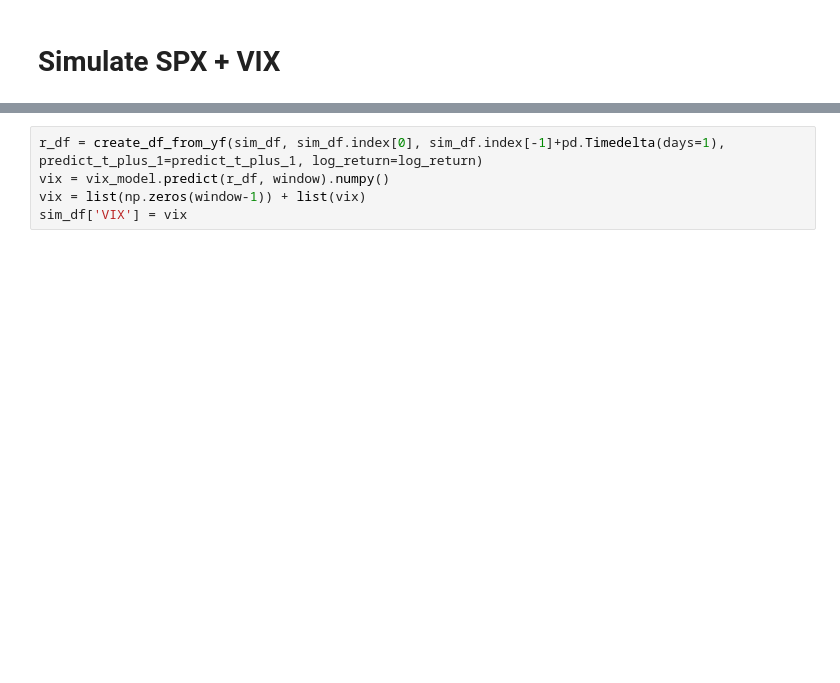
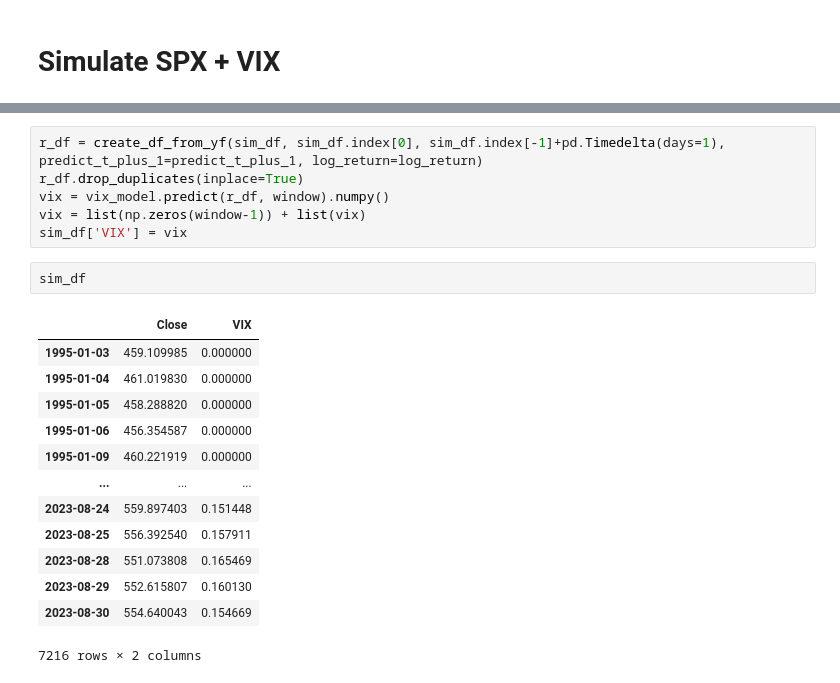
Before and after one commit to luchungi/VolatilityIsMostlyPathDependent, a Jupyter notebook: Simulation_SPX_VIX.ipynb, the cells around one changed output, grey strips where cells are left out. Saved outputs shown, nothing was run; the diff lists cells and outputs as text; blank space fills up the shorter version.

```diff
--- a/Simulation_SPX_VIX.ipynb
+++ b/Simulation_SPX_VIX.ipynb
@@ -253,8 +192,25 @@ sim_df = spx_model.simulate(spx_data.loc[spx_data.index[0], 'Close'], spx_data.i
 # %%
 r_df = create_df_from_yf(sim_df, sim_df.index[0], sim_df.index[-1]+pd.Timedelta(days=1), predict_t_plus_1=predict_t_plus_1, log_return=log_return)
+r_df.drop_duplicates(inplace=True)
 vix = vix_model.predict(r_df, window).numpy()
 vix = list(np.zeros(window-1)) + list(vix)
 sim_df['VIX'] = vix
+# %%
+sim_df
+# %% [output]
+|  | Close | VIX |
+| 1995-01-03 | 459.109985 | 0.000000 |
+| 1995-01-04 | 461.019830 | 0.000000 |
+| 1995-01-05 | 458.288820 | 0.000000 |
+| 1995-01-06 | 456.354587 | 0.000000 |
+| 1995-01-09 | 460.221919 | 0.000000 |
+| ... | ... | ... |
+| 2023-08-24 | 559.897403 | 0.151448 |
+| 2023-08-25 | 556.392540 | 0.157911 |
+| 2023-08-28 | 551.073808 | 0.165469 |
+| 2023-08-29 | 552.615807 | 0.160130 |
+| 2023-08-30 | 554.640043 | 0.154669 |
+7216 rows × 2 columns
 # %%
 fig, ax = plt.subplots(figsize=(16,9))
 sim_df.columns = ['SPX', 'VIX']
```
Also changed, not shown: parts of 18 cells of this notebook, 3 other files.
